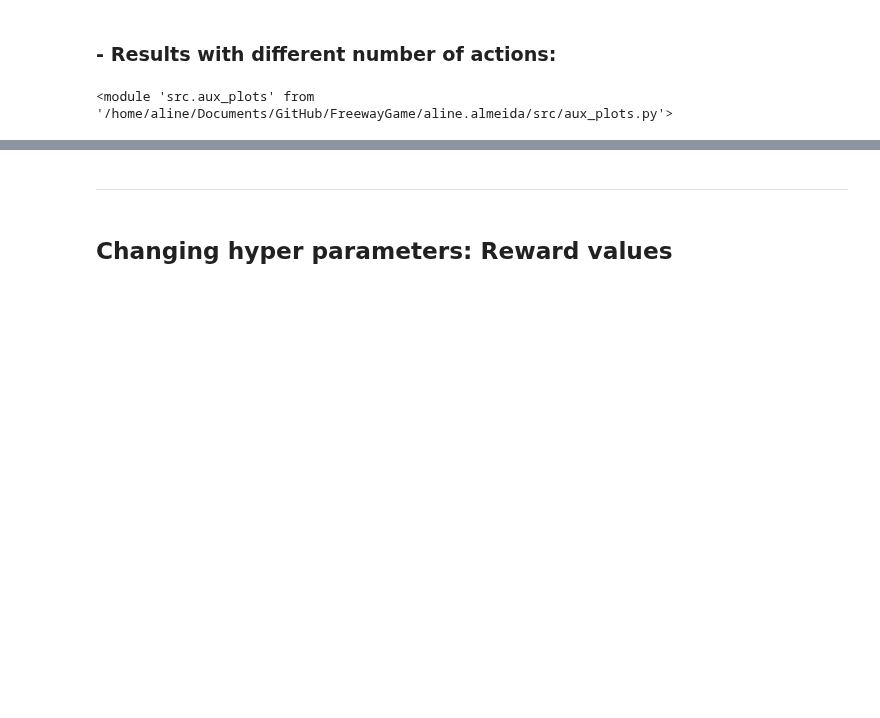
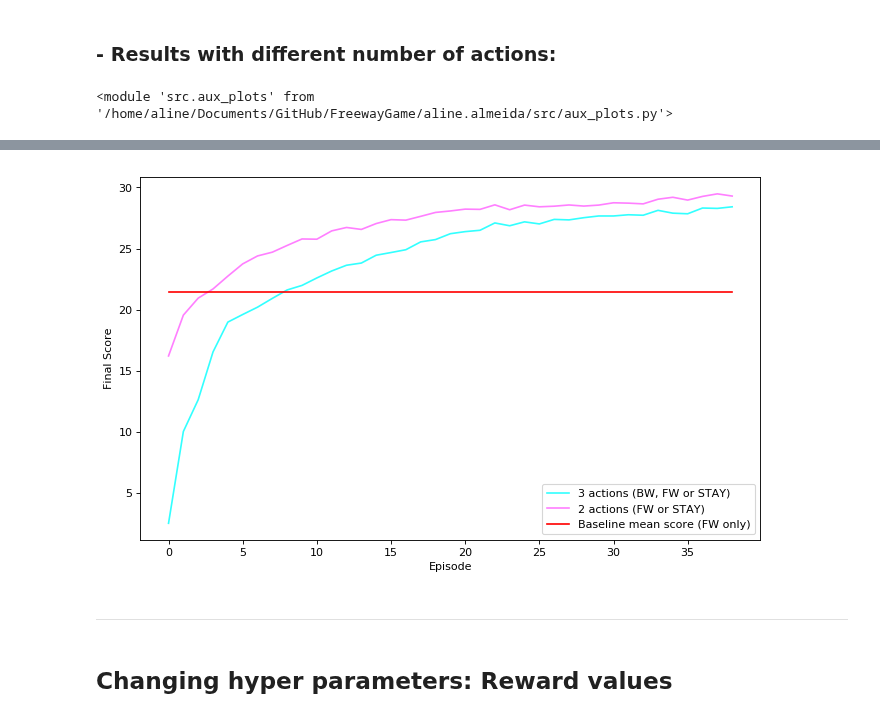
Before and after one commit to DionisiusMayr/FreewayGame, a Jupyter notebook: aline.almeida/aa_freeway.ipynb, the cells around one changed output, grey strips where cells are left out. Saved outputs shown, nothing was run; the diff lists cells and outputs as text; code cells hidden in the pictures; blank space fills up the shorter version.

```diff
--- a/aline.almeida/aa_freeway.ipynb
+++ b/aline.almeida/aa_freeway.ipynb
@@ -357,2 +356,28 @@ aux_plots.plot_3scores(scores_3act[:3000], scores_2act[:3000], baseline[:3000],
+# %%
+import statistics
+
+s1 = scores_3act[:4000]
+s2 = scores_2act[:4000]
+s3 = baseline[:4000]
+
+blocks = 4000//100
+s1_avg100 = []
+for b in range(blocks-1):
+    value = statistics.mean(s1[b*100:(b+1)*100])
+    s1_avg100.append(value)
+
+s2_avg100 = []
+for b in range(blocks-1):
+    value = statistics.mean(s2[b*100:(b+1)*100])
+    s2_avg100.append(value)
+
+s3_avg100 = []
+for b in range(blocks-1):
+    value = statistics.mean(s3[b*100:(b+1)*100])
+    s3_avg100.append(value)
+
+aux_plots.plot_3scores(s1_avg100, s2_avg100, s3_avg100, "3 actions (BW, FW or STAY)", "2 actions (FW or STAY)", "Baseline mean score (FW only)")
+# %% [output]
+[figure, added]
 # %% [markdown]
 ---
```
Also changed, not shown: parts of 81 cells of this notebook.
